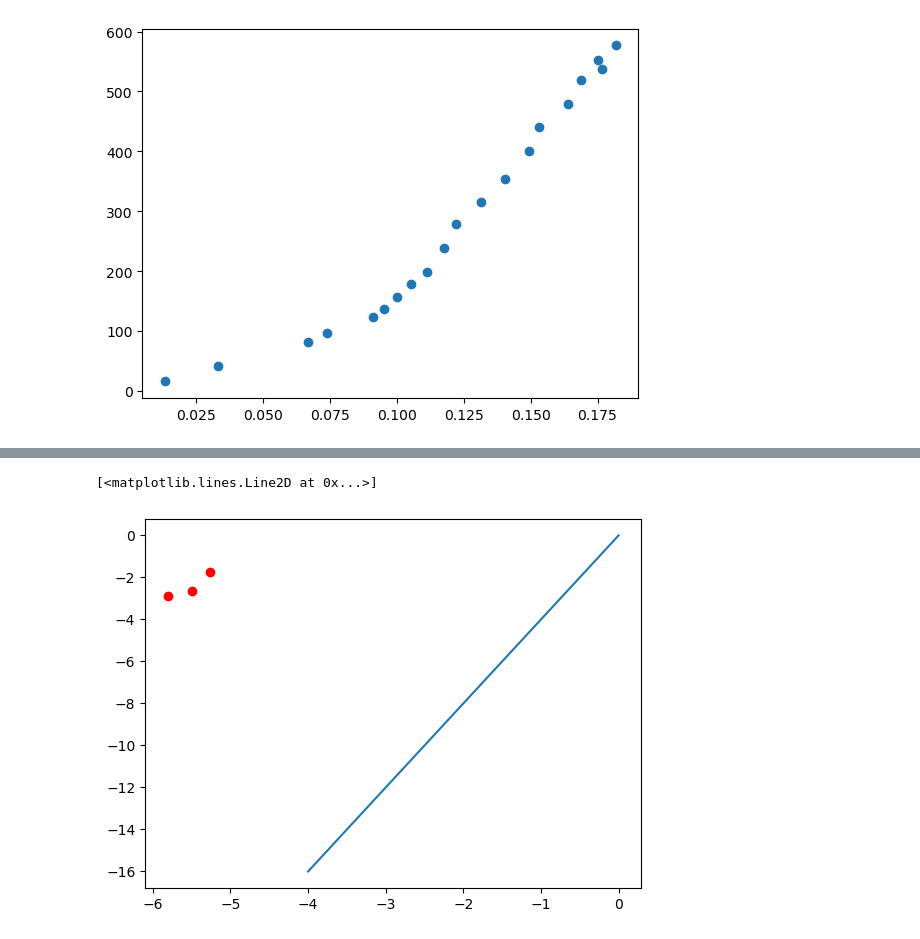
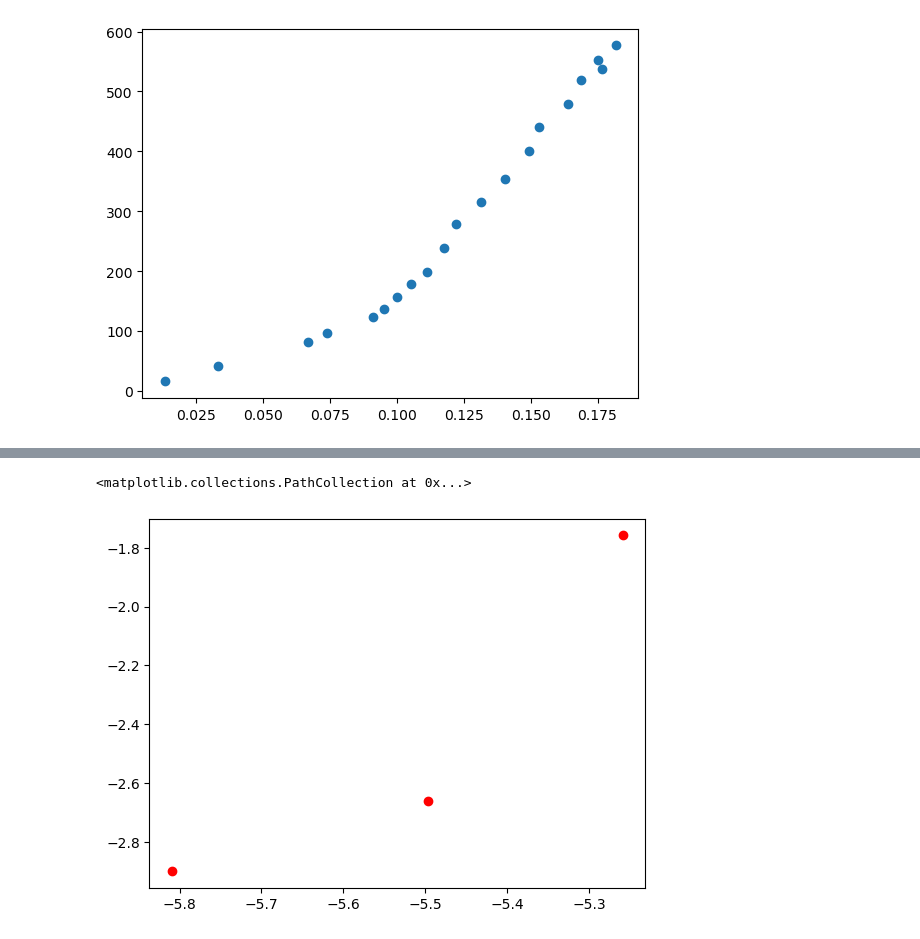
Before and after one commit to VladimirPavlyuk/Physics_labs, a Jupyter notebook: 2-nd semester/Lab_1.3.3.ipynb, the cells around one changed output, grey strips where cells are left out. Cells and saved outputs as stored; diff of their text form; code cells hidden in the pictures.

```diff
--- a/2-nd semester/Lab_1.3.3.ipynb
+++ b/2-nd semester/Lab_1.3.3.ipynb
@@ -67,35 +67,32 @@ L = np.array([50, 30, 50]) * 1e-2
 dP_dL = delta_P_1 / L[1]
 delta_P_3 = delta_p_1
 delta_P_2 = dP_dL * L[1]
 V = np.array([2, 2, 2]) #  Литры
 t = np.array([28.65, 36.38, 11.6])
 
 Q = V / t
 
 epsilon_t = sigma_t / t
 epsilon_V = sigma_V / V
 epsilon_Q = []
 for i in range(len(V)):
     epsilon_Q.append(sqrt(epsilon_V[i] ** 2 + epsilon_t[i] ** 2))
 epsilon_Q_np = np.array(epsilon_Q)
 sigma_Q = epsilon_Q_np * Q
 
 epsilon_d = []
 ln_d = []
 ln_Q = []
 ln_sigma_d = []
 ln_sigma_Q = []
 for i in range(3):
     epsilon_d.append(sigma_d[i] / d[i])
     ln_Q.append(log(Q[i]))
     ln_d.append(log(d[i]))
     ln_sigma_Q.append(epsilon_Q[i] * ln_Q[i])
     ln_sigma_d.append(epsilon_d[i] * ln_d[i])
 
 plt.scatter(ln_d, ln_Q, color='red')
-x = [-4, 0]
-y = [-16, 0]
-plt.plot(x, y)  # Теоретическая прямая y=4x
 # %% [output]
-[<matplotlib.lines.Line2D at 0x...>]
+<matplotlib.collections.PathCollection at 0x...>
-[figure, old version]
+[figure, new version]
```
Also changed, not shown: parts of 1 cell of this notebook.
